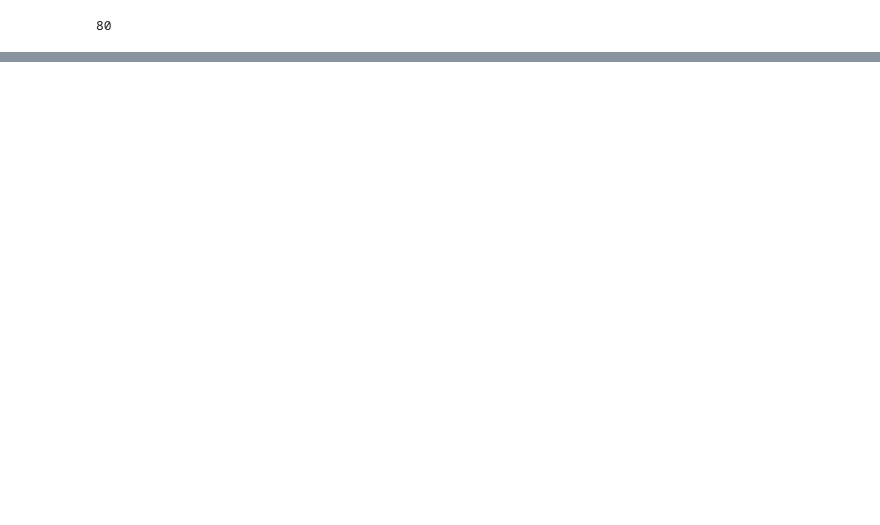
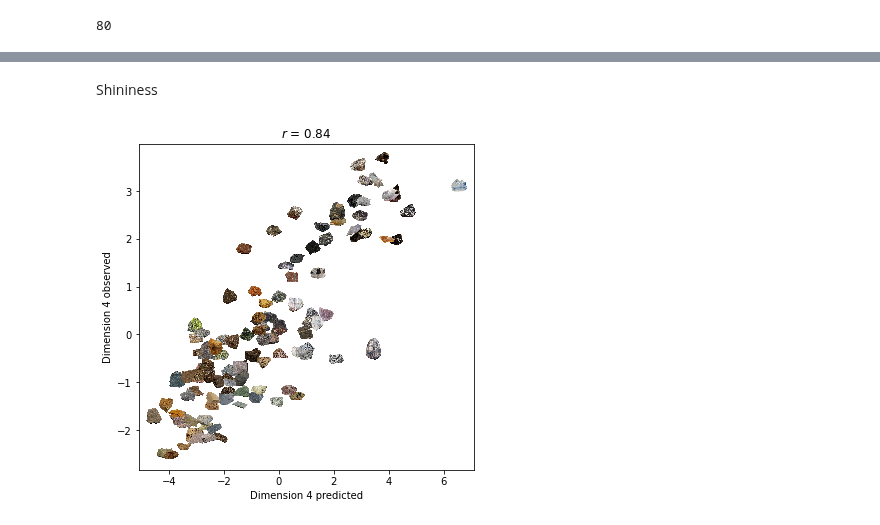
Before and after one commit to dominikpegler/mds_cnn, a Jupyter notebook: sanders_nosofsky_2020/mds.ipynb, the cells around one changed output, grey strips where cells are left out. Saved outputs shown, nothing was run; the diff lists cells and outputs as text; code cells hidden in the pictures; blank space fills up the shorter version.

```diff
--- a/sanders_nosofsky_2020/mds.ipynb
+++ b/sanders_nosofsky_2020/mds.ipynb
@@ -124,0 +177,6 @@ len(judgements_files)
+# %% [markdown]
+Shininess
+# %%
+plot_predictions(4, mds_obs, cnn_pred, rock_images)
+# %% [output]
+[figure, added]
```
Also changed, not shown: parts of 26 cells of this notebook, 1 other file.
